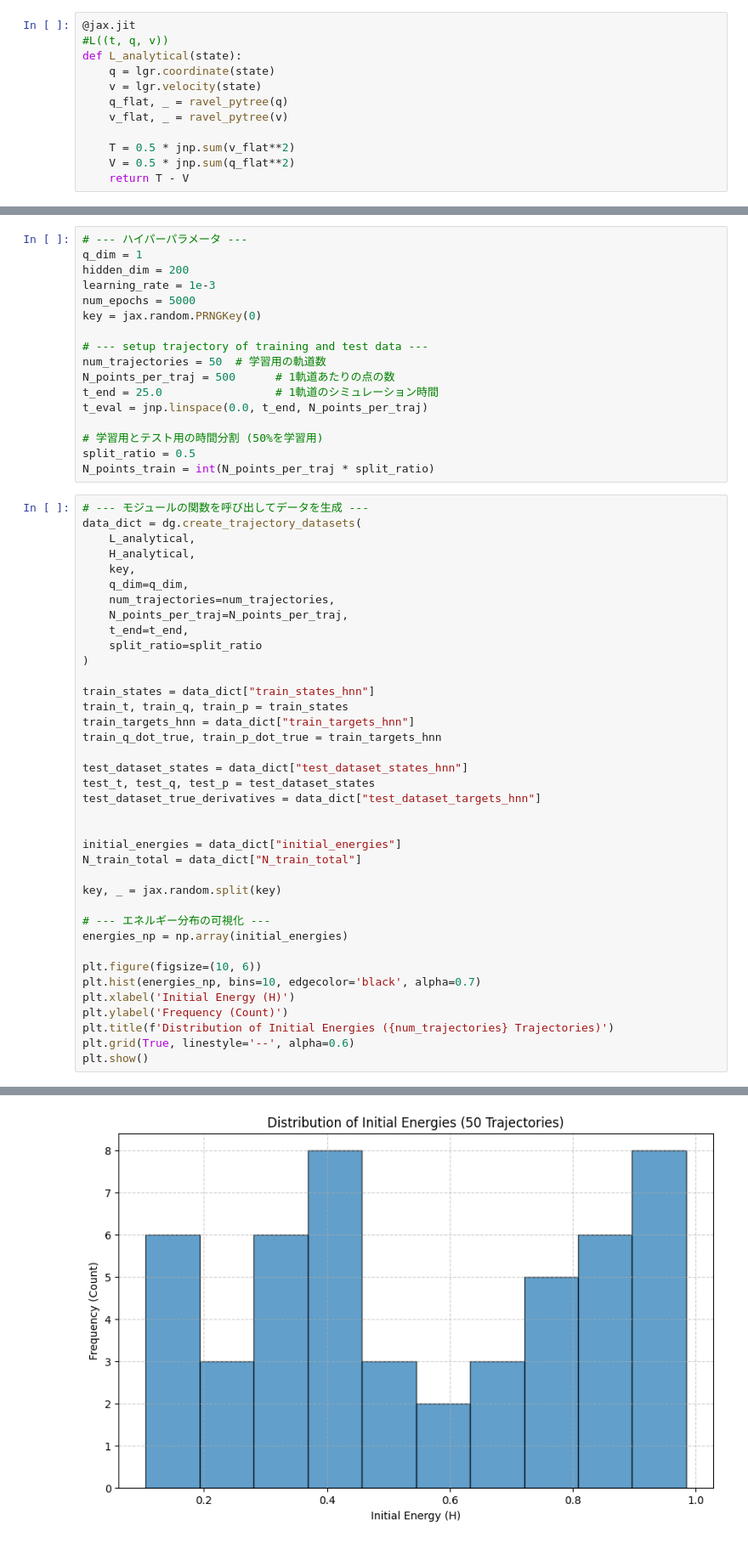
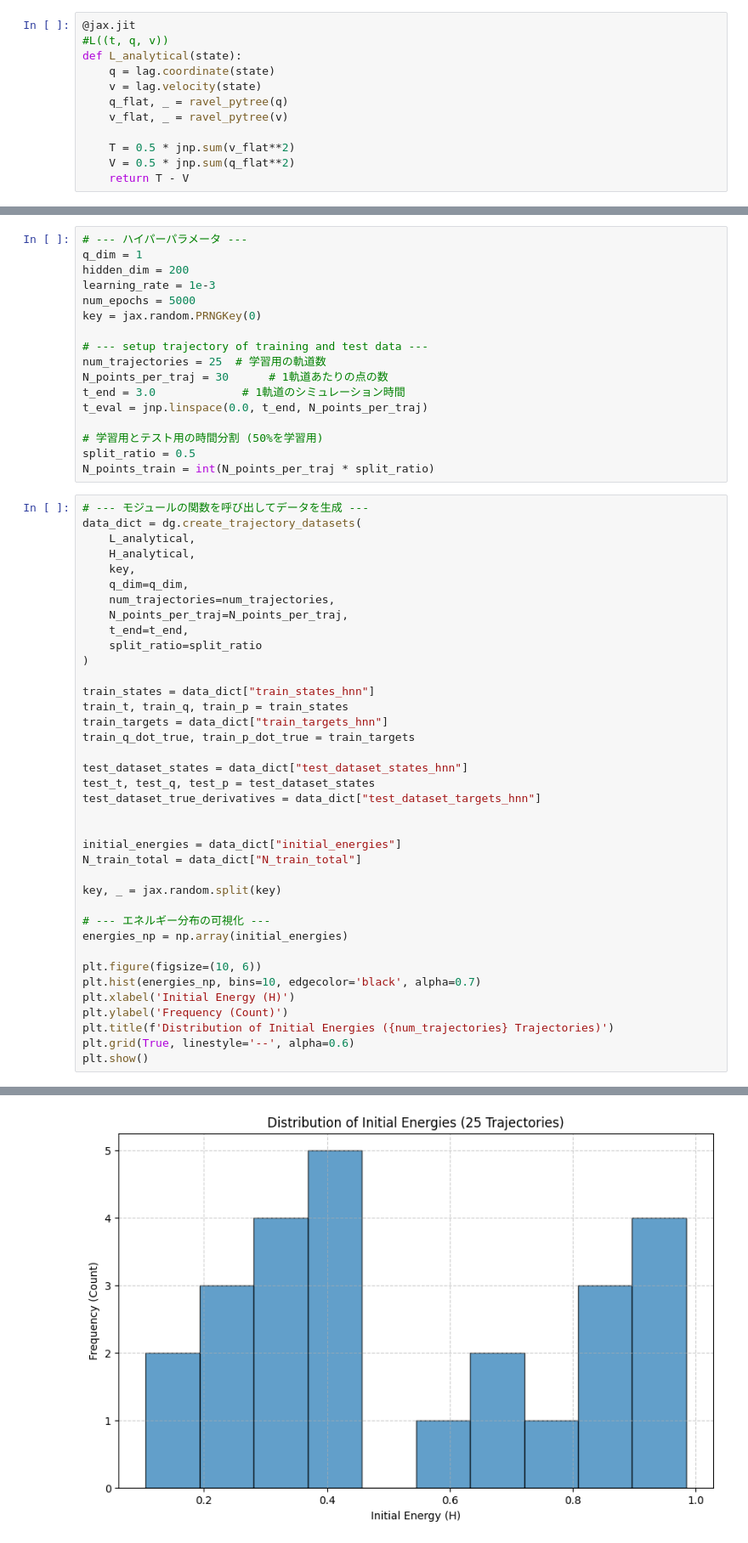
Before and after one commit to nkjm108/PIML, a Jupyter notebook: harmonic_ocillation_1D/H1D_HNN.ipynb, the cells around one changed output, grey strips where cells are left out. Shown at 85% size. Drawn from its saved outputs; the diff is of its cells as text.

```diff
--- a/harmonic_ocillation_1D/H1D_HNN.ipynb
+++ b/harmonic_ocillation_1D/H1D_HNN.ipynb
@@ -29,8 +30,8 @@ from piml_library.hnn import (
 @jax.jit
 #L((t, q, v))
 def L_analytical(state):
-    q = lgr.coordinate(state)
-    v = lgr.velocity(state)
+    q = lag.coordinate(state)
+    v = lag.velocity(state)
     q_flat, _ = ravel_pytree(q)
     v_flat, _ = ravel_pytree(v)
 
@@ -59,9 +60,9 @@ num_epochs = 5000
 key = jax.random.PRNGKey(0)
 
 # --- setup trajectory of training and test data ---
-num_trajectories = 50  # 学習用の軌道数
-N_points_per_traj = 500      # 1軌道あたりの点の数
-t_end = 25.0                 # 1軌道のシミュレーション時間
+num_trajectories = 25  # 学習用の軌道数
+N_points_per_traj = 30      # 1軌道あたりの点の数
+t_end = 3.0             # 1軌道のシミュレーション時間
 t_eval = jnp.linspace(0.0, t_end, N_points_per_traj)
 
 # 学習用とテスト用の時間分割 (50%を学習用)
@@ -82,8 +83,8 @@ data_dict = dg.create_trajectory_datasets(
 
 train_states = data_dict["train_states_hnn"]
 train_t, train_q, train_p = train_states
-train_targets_hnn = data_dict["train_targets_hnn"]
-train_q_dot_true, train_p_dot_true = train_targets_hnn
+train_targets = data_dict["train_targets_hnn"]
+train_q_dot_true, train_p_dot_true = train_targets
 
 test_dataset_states = data_dict["test_dataset_states_hnn"]
 test_t, test_q, test_p = test_dataset_states
@@ -114,4 +115,4 @@ Total Test Points:  12500
-[figure, old version]
+[figure, new version]
 # %%
 '''
 learning Process
```
Also changed, not shown: parts of 7 cells of this notebook, 4 other files.
